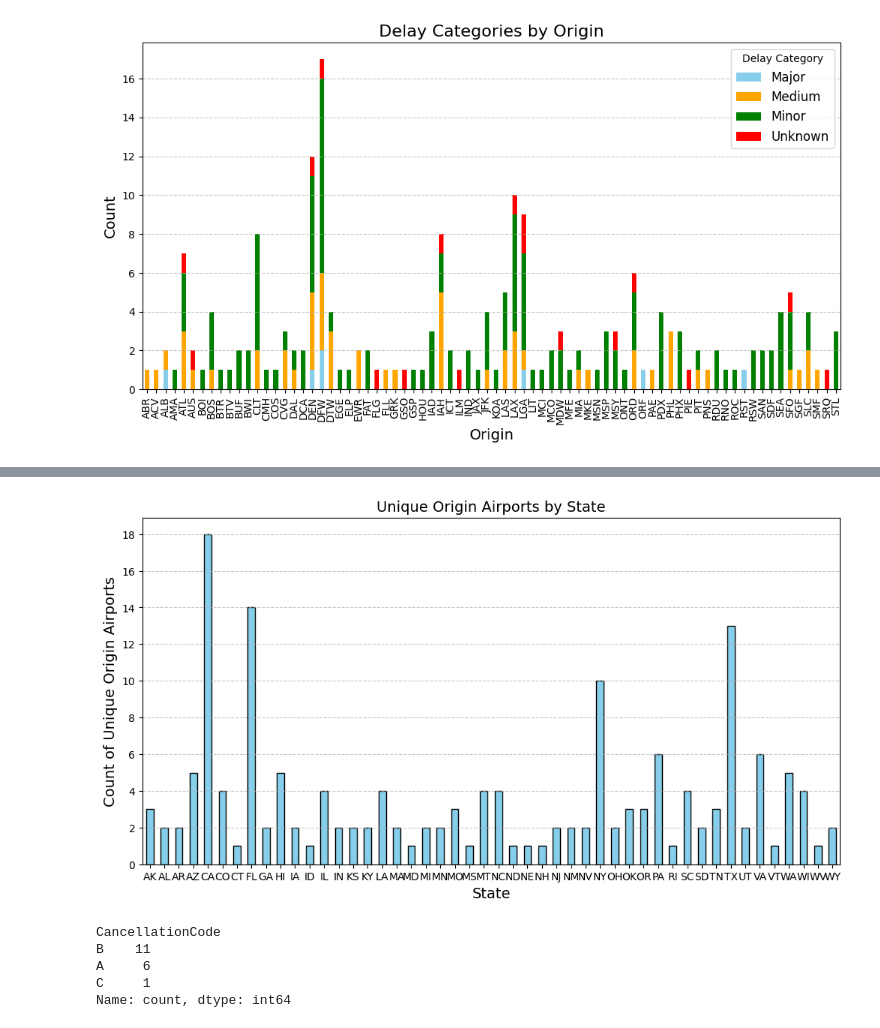
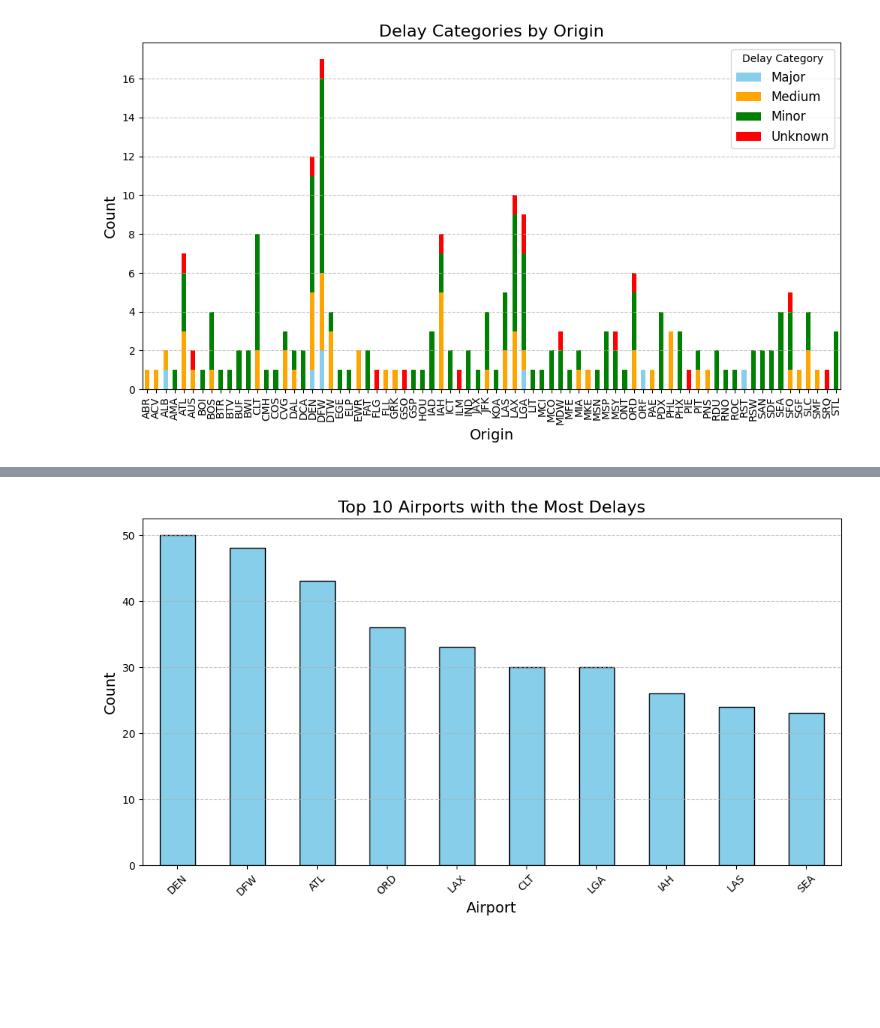
Before and after one commit to trevormgray/NN-Project, a Jupyter notebook: Flights.ipynb, the cells around one changed output, grey strips where cells are left out. Cells and saved outputs as stored; diff of their text form; code cells hidden in the pictures; blank space fills up the shorter version.

```diff
--- a/Flights.ipynb
+++ b/Flights.ipynb
@@ -353,21 +445,12 @@ plt.show()
 # %%
-# Graph of the count of Origin States with the unique Origin Airport
-unique_origin_airports = train_sample_filtered.groupby('OriginState')['Origin'].nunique()
-unique_origin_airports.plot(kind='bar', figsize=(12, 6), color='skyblue', edgecolor='black')
-plt.title('Unique Origin Airports by State', fontsize=14)
-plt.xlabel('State', fontsize=14)
-plt.ylabel('Count of Unique Origin Airports', fontsize=14)
-plt.xticks(rotation=0)
+# give me the top 10 airports with the most delays and make a graph
+top_10_airports = train_sample['Origin'].value_counts().head(10)
+top_10_airports.plot(kind='bar', figsize=(12, 6), color='skyblue', edgecolor='black')
+plt.title('Top 10 Airports with the Most Delays', fontsize=16)
+plt.xlabel('Airport', fontsize=14)
+plt.ylabel('Count', fontsize=14)
+plt.xticks(rotation=45)
 plt.grid(axis='y', linestyle='--', alpha=.7)
-plt.gca().yaxis.set_major_locator(plt.MaxNLocator(integer=True))
 plt.show()
 # %% [output]
-[figure, old version]
+[figure, new version]
-# %%
-train_sample_filtered['CancellationCode'].value_counts()
-# %% [output]
-CancellationCode
-B    11
-A     6
-C     1
-Name: count, dtype: int64
```
Also changed, not shown: parts of 20 cells of this notebook.
